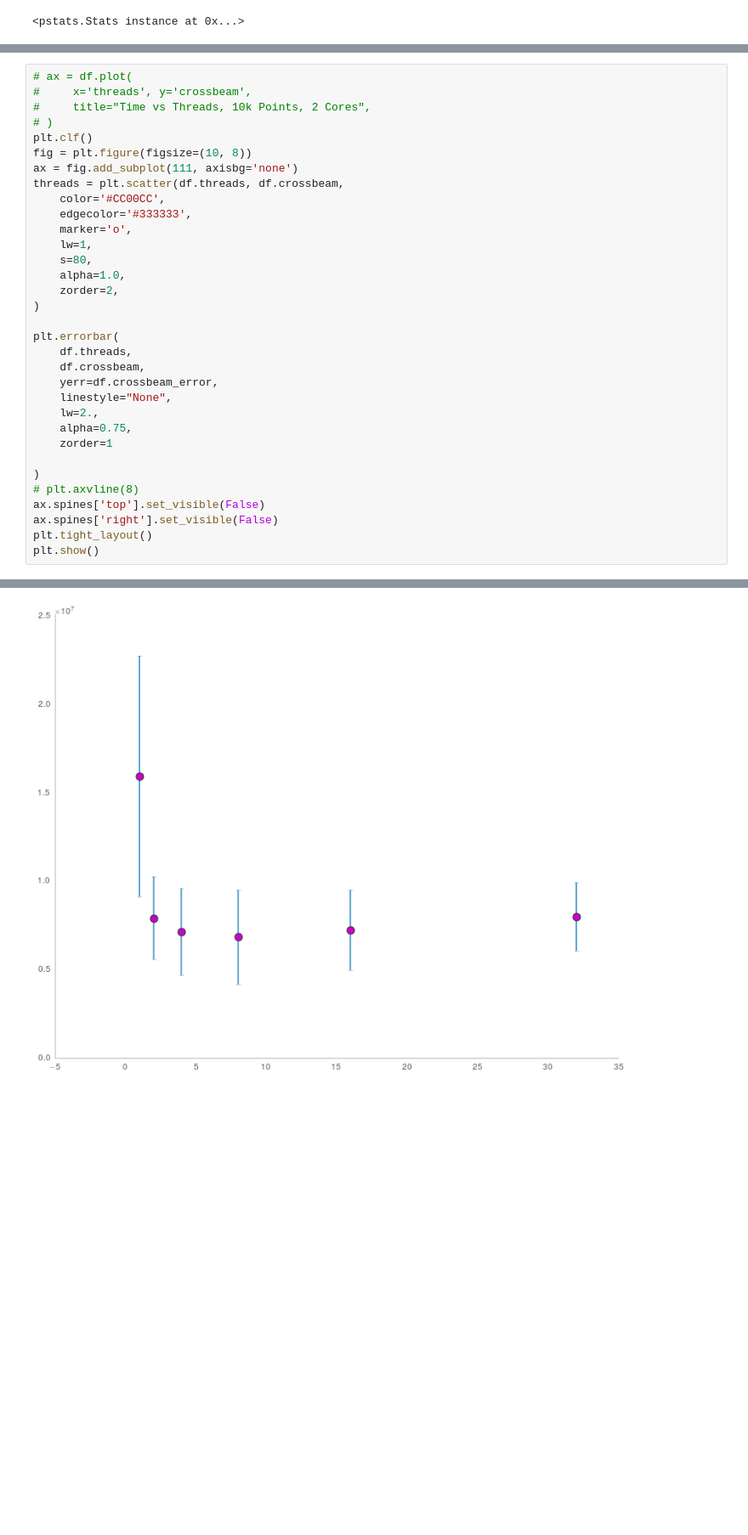
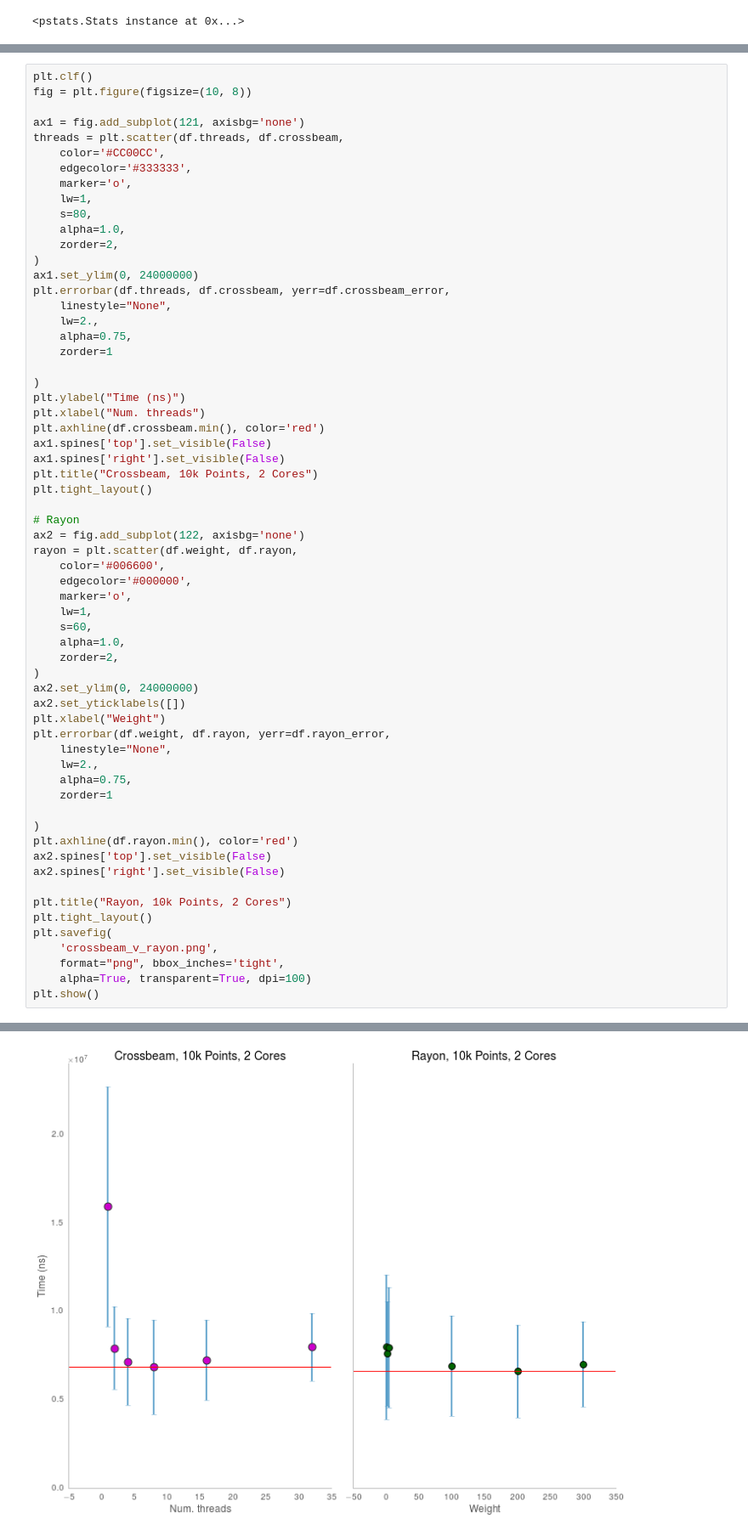
Before and after one commit to urschrei/lonlat_bng, a Jupyter notebook: rust_BNG.ipynb, the cells around one changed output, grey strips where cells are left out. Shown at 85% size. Saved outputs shown, nothing was run; the diff lists cells and outputs as text; blank space fills up the shorter version.

Commit message:
Comparing Crossbeam and Rayon

```diff
--- a/rust_BNG.ipynb
+++ b/rust_BNG.ipynb
@@ -339,38 +341,67 @@ rc('font', **{'family':'sans-serif',
 rc('text', **{'usetex': True})
 rc('text', **{'latex.preamble': '\usepackage{sfmath}'})
 # %%
-# ax = df.plot(
-#     x='threads', y='crossbeam',
-#     title="Time vs Threads, 10k Points, 2 Cores",
-# )
 plt.clf()
 fig = plt.figure(figsize=(10, 8))
-ax = fig.add_subplot(111, axisbg='none')
+
+ax1 = fig.add_subplot(121, axisbg='none')
 threads = plt.scatter(df.threads, df.crossbeam,
     color='#CC00CC',
     edgecolor='#333333',
     marker='o',
     lw=1,
     s=80,
     alpha=1.0,
     zorder=2,
 )
-
-plt.errorbar(
-    df.threads,
-    df.crossbeam,
-    yerr=df.crossbeam_error,
+ax1.set_ylim(0, 24000000)
+plt.errorbar(df.threads, df.crossbeam, yerr=df.crossbeam_error,
     linestyle="None",
     lw=2.,
     alpha=0.75,
     zorder=1
 
 )
-# plt.axvline(8)
-ax.spines['top'].set_visible(False)
-ax.spines['right'].set_visible(False)
+plt.ylabel("Time (ns)")
+plt.xlabel("Num. threads")
+plt.axhline(df.crossbeam.min(), color='red')
+ax1.spines['top'].set_visible(False)
+ax1.spines['right'].set_visible(False)
+plt.title("Crossbeam, 10k Points, 2 Cores")
 plt.tight_layout()
+
+# Rayon
+ax2 = fig.add_subplot(122, axisbg='none')
+rayon = plt.scatter(df.weight, df.rayon,
+    color='#006600',
+    edgecolor='#000000',
+    marker='o',
+    lw=1,
+    s=60,
+    alpha=1.0,
+    zorder=2,
+)
+ax2.set_ylim(0, 24000000)
+ax2.set_yticklabels([])
+plt.xlabel("Weight")
+plt.errorbar(df.weight, df.rayon, yerr=df.rayon_error,
+    linestyle="None",
+    lw=2.,
+    alpha=0.75,
+    zorder=1
+
+)
+plt.axhline(df.rayon.min(), color='red')
+ax2.spines['top'].set_visible(False)
+ax2.spines['right'].set_visible(False)
+
+plt.title("Rayon, 10k Points, 2 Cores")
+plt.tight_layout()
+plt.savefig(
+    'crossbeam_v_rayon.png',
+    format="png", bbox_inches='tight',
+    alpha=True, transparent=True, dpi=100)
 plt.show()
 # %% [output]
 <matplotlib.figure.Figure at 0x...>
-[figure, old version]
+[figure, new version]
```
Also changed, not shown: parts of 4 cells of this notebook, 3 other files.
